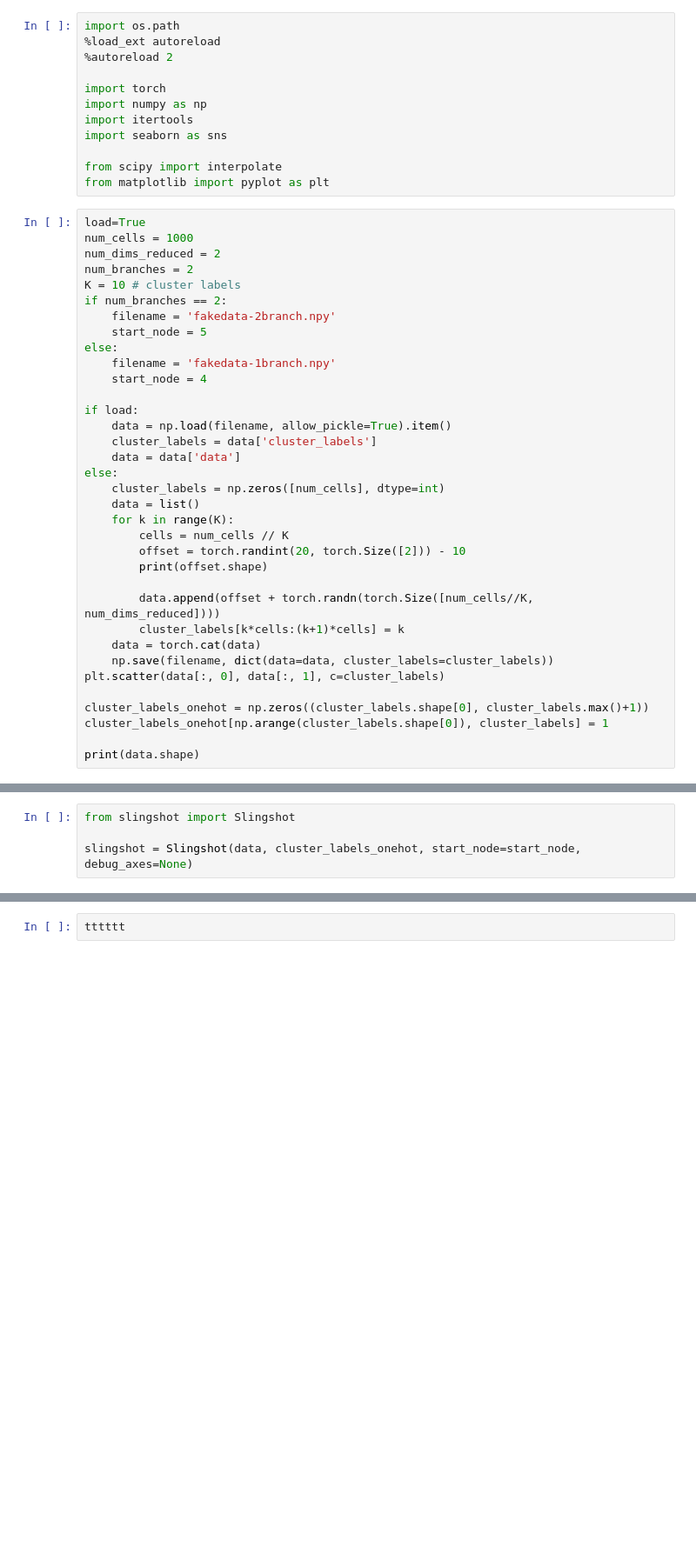
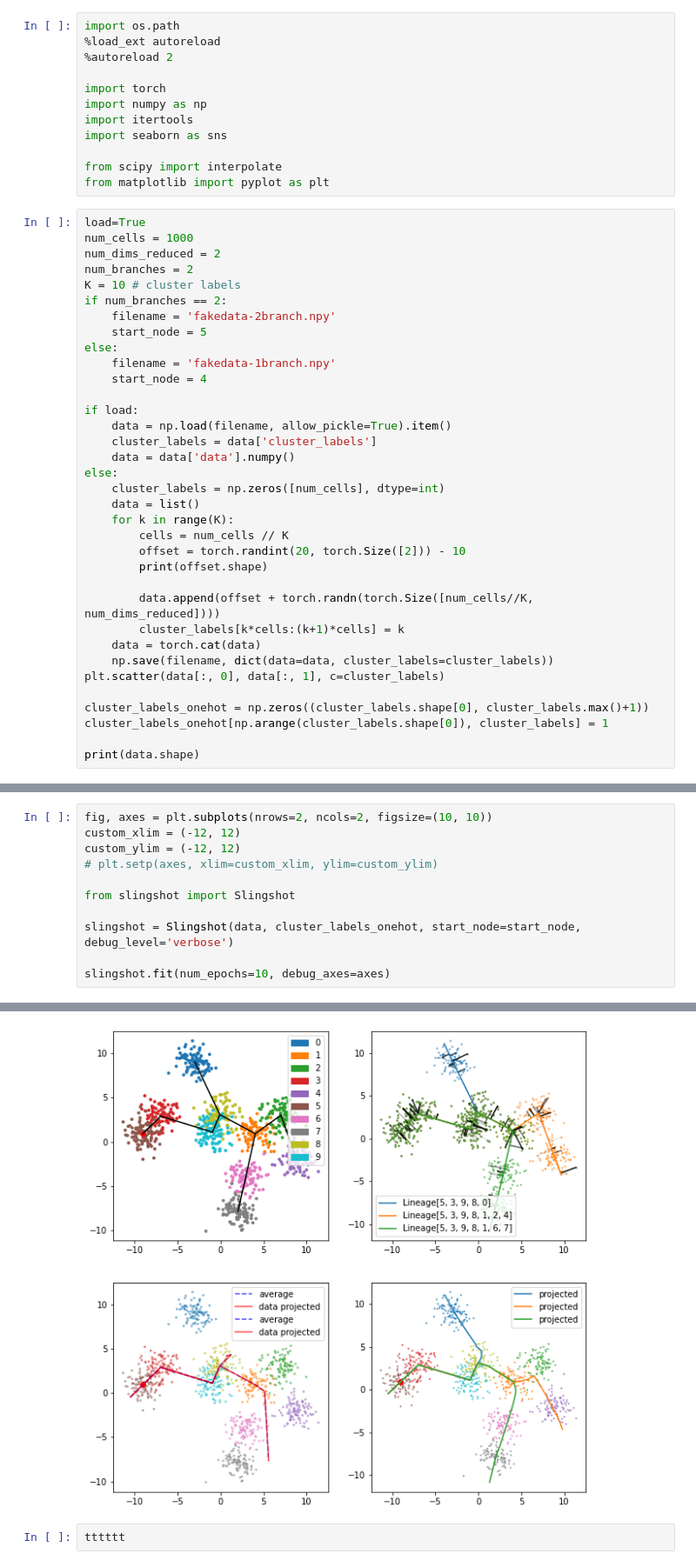
Before and after one commit to mossjacob/pyslingshot, a Jupyter notebook: slingshot.ipynb, the cells around one changed output, grey strips where cells are left out. Shown at 87% size. Drawn from its saved outputs; the diff is of its cells as text; blank space fills up the shorter version.

```diff
--- a/slingshot.ipynb
+++ b/slingshot.ipynb
@@ -26,7 +26,7 @@ else:
 if load:
     data = np.load(filename, allow_pickle=True).item()
     cluster_labels = data['cluster_labels']
-    data = data['data']
+    data = data['data'].numpy()
 else:
     cluster_labels = np.zeros([num_cells], dtype=int)
     data = list()
@@ -50,5 +50 @@ torch.Size([1000, 2])
 [figure]
-# %%
-from slingshot import Slingshot
-
-slingshot = Slingshot(data, cluster_labels_onehot, start_node=start_node, debug_axes=None)
@@ -56,0 +51,12 @@ slingshot = Slingshot(data, cluster_labels_onehot, start_node=start_node, debug_
+# %%
+fig, axes = plt.subplots(nrows=2, ncols=2, figsize=(10, 10))
+custom_xlim = (-12, 12)
+custom_ylim = (-12, 12)
+# plt.setp(axes, xlim=custom_xlim, ylim=custom_ylim)
+
+from slingshot import Slingshot
+
+slingshot = Slingshot(data, cluster_labels_onehot, start_node=start_node, debug_level='verbose')
+
+slingshot.fit(num_epochs=10, debug_axes=axes)
+# %% [output]
@@ -57,3 +250,4 @@ slingshot = Slingshot(data, cluster_labels_onehot, start_node=start_node, debug_
+[figure, added]
 # %%
 tttttt
 # %%
```
Also changed, not shown: parts of 3 cells of this notebook, 1 other file.
